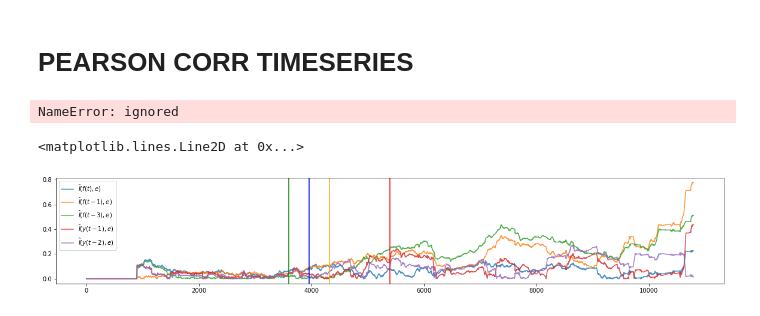
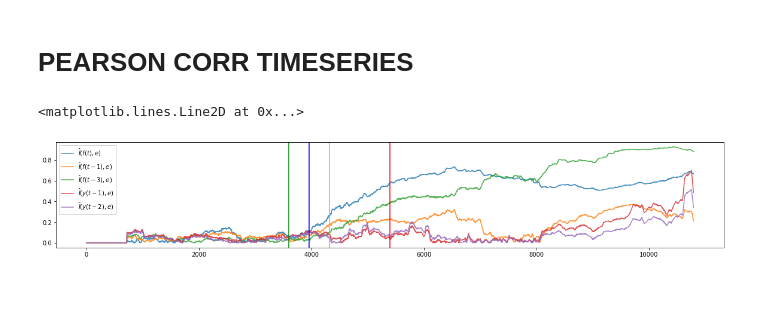
Before and after one commit to Joak01/modelos-estanque, a Jupyter notebook: notebooks/Colab/DETECCION_DE_OBSOLESCENCIA_LIMPIO_NBK_COLAB.ipynb, the cells around one changed output. Cells and saved outputs as stored; diff of their text form; code cells hidden in the pictures.

```diff
--- a/notebooks/Colab/DETECCION_DE_OBSOLESCENCIA_LIMPIO_NBK_COLAB.ipynb
+++ b/notebooks/Colab/DETECCION_DE_OBSOLESCENCIA_LIMPIO_NBK_COLAB.ipynb
@@ -164,2 +128,0 @@ df_correcto = pd.read_csv('/content/prediccion_correcto.csv')
-# %%
-df = pd.read_csv('/content/prediccion_falla_leve_mod2.csv')
@@ -375,7 +242,7 @@ n = 0
 # DISCRETE_INPUT = True
 
 
-window_size = int(3600/10*2.5) # 30 minutes
+window_size = int(3600/10*2) # 2 hours
 
 
 
@@ -587,8 +395,0 @@ ym4_tsp = np.copy(np.expand_dims(y_m4, axis=1), order='F')
-# %%
-tsp.grow(yf_tsp[:2], e_tsp[:2])
-tsp.regularize()
-emi_ym2 = tsp.emi()
-
-tsp.grow(yf_tsp[:8], e_tsp[:8])
-tsp.regularize()
-emi_ym2 = tsp.emi()
@@ -716,9 +396,2 @@ Resolving deltas: 100% (103/103), done.
 # %% [markdown]
 # PEARSON CORR TIMESERIES
-# %%
-from scipy import stats
-# Y and Z are numpy arrays or lists of variables
-
-stats.pearsonr(Y, Z)
-# %% [output]
-NameError: ignored
@@ -725,5 +400,5 @@ NameError: ignored
 # %%
-window_size = int(3600/10*2.5) # 30 minutes
+window_size = int(3600/10*2) # 30 minutes
 
 
 
@@ -839,22 +514,22 @@ for i in range(len(y)-window_size+1):
 # %%
 k=0
 plt.figure(figsize=(20,15))
 plt.subplot(4,1,k+1)
-plt.plot(np.abs(np.array(emis_fm1)), label=r'$\hat{I}(f(t),e)$', alpha=0.8)
-plt.plot(np.abs(emis_fm2), label=r'$\hat{I}(f(t-1),e)$', alpha=0.8)
-plt.plot(np.abs(emis_fm3), label=r'$\hat{I}(f(t-3),e)$', alpha=0.8)
+plt.plot((np.abs(emis_fm1)), label=r'$\hat{I}(f(t),e)$', alpha=0.8)
+plt.plot(np.abs((emis_fm2)), label=r'$\hat{I}(f(t-1),e)$', alpha=0.8)
+plt.plot(np.abs((emis_fm3)), label=r'$\hat{I}(f(t-3),e)$', alpha=0.8) #obs. fm3 is an arbitrary linear combination of f(t) and f(t-1)
 # plt.plot(emis_fm4, label=r'$\hat{I}(f(t-4),e)$', alpha=0.8)
 
 plt.plot(np.abs(emis_ym1), label=r'$\hat{I}(y(t-1),e)$', alpha=0.8)
 plt.plot(np.abs(emis_ym2), label=r'$\hat{I}(y(t-2),e)$', alpha=0.8)
 # plt.plot(emis_ym3, label=r'$\hat{I}(y(t-3),e)$', alpha=0.8)
 # plt.plot(emis_ym4, label=r'$\hat{I}(y(t-4),e)$', alpha=0.8)
 plt.legend()
 plt.axvline(x=int(36000/10), color = 'g')
 plt.axvline(x=int(36000/10+360), color = 'b')
 plt.axvline(x=int(36000/10+360*2), color = 'orange')
 plt.axvline(x=int(36000/10+360*5), color = 'r')
 # %% [output]
 <matplotlib.lines.Line2D at 0x...>
-[figure, old version]
+[figure, new version]
 # %%
```
Also changed, not shown: parts of 32 cells of this notebook.
